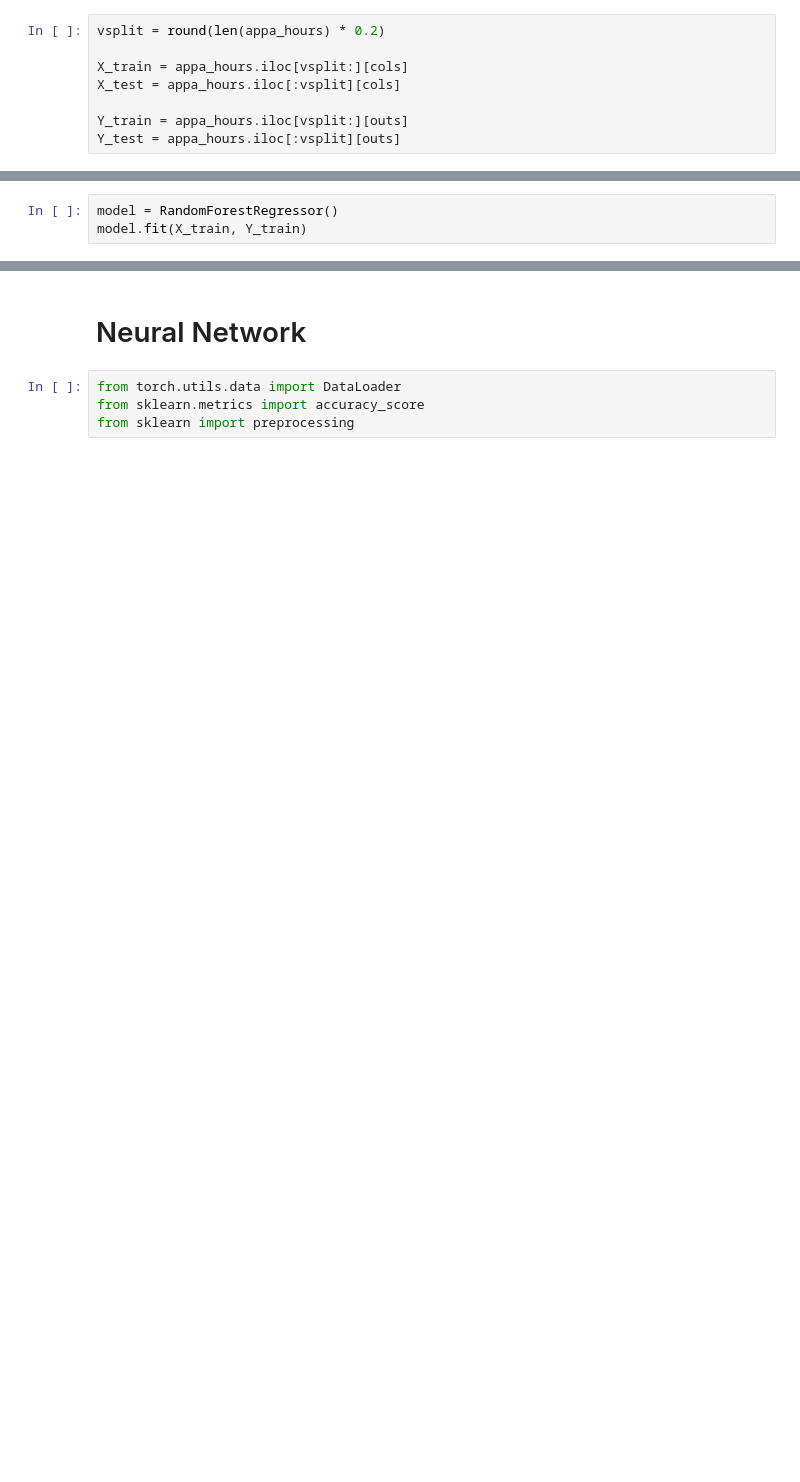
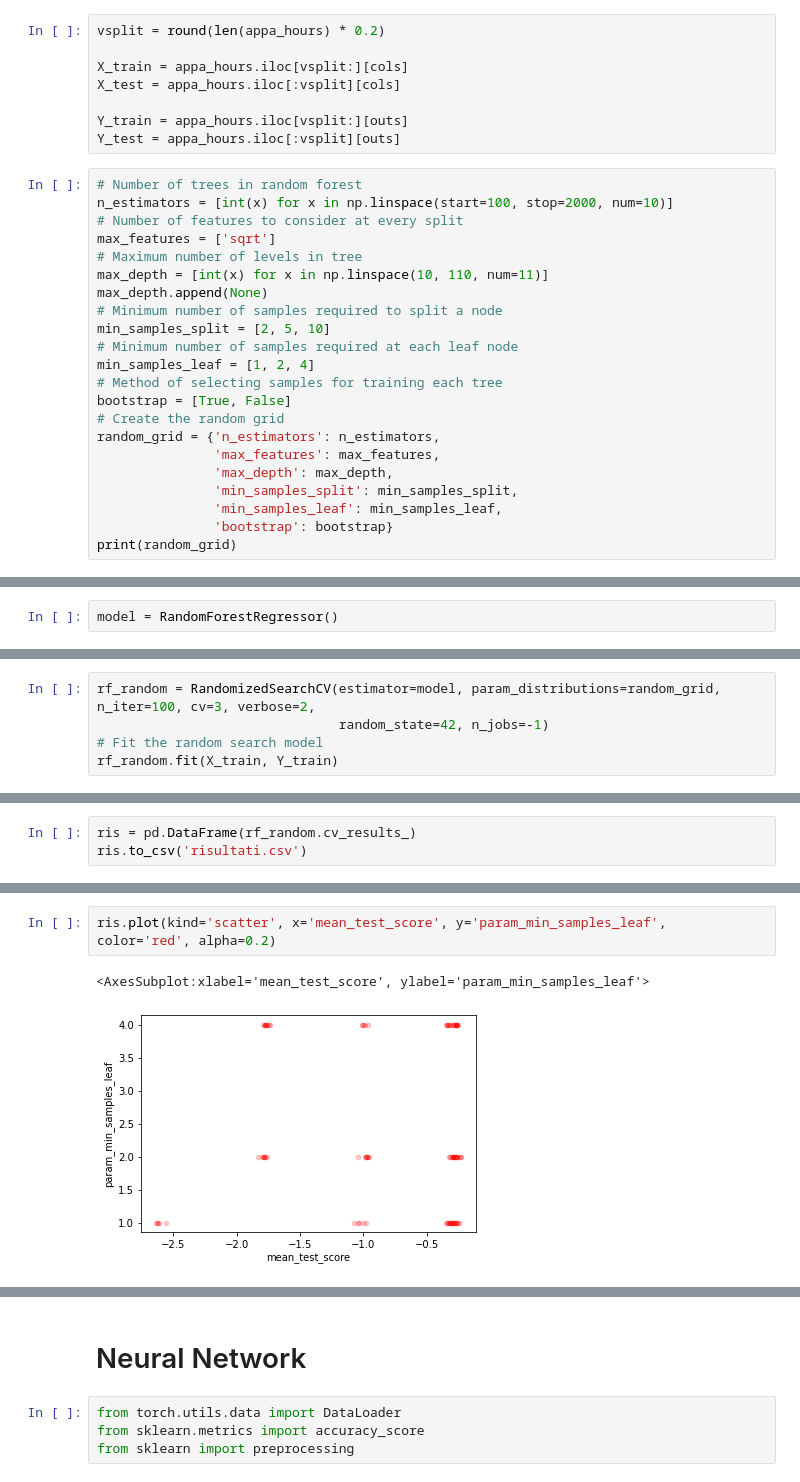
Before and after one commit to WebValley2022/DS2, a Jupyter notebook: training.ipynb, the cells around one changed output, grey strips where cells are left out. Saved outputs shown, nothing was run; the diff lists cells and outputs as text; blank space fills up the shorter version.

Commit message:
Added parms for training

```diff
--- a/training.ipynb
+++ b/training.ipynb
@@ -108,3 +111,25 @@ X_test = appa_hours.iloc[:vsplit][cols]
 
 Y_train = appa_hours.iloc[vsplit:][outs]
 Y_test = appa_hours.iloc[:vsplit][outs]
+# %%
+# Number of trees in random forest
+n_estimators = [int(x) for x in np.linspace(start=100, stop=2000, num=10)]
+# Number of features to consider at every split
+max_features = ['sqrt']
+# Maximum number of levels in tree
+max_depth = [int(x) for x in np.linspace(10, 110, num=11)]
+max_depth.append(None)
+# Minimum number of samples required to split a node
+min_samples_split = [2, 5, 10]
+# Minimum number of samples required at each leaf node
+min_samples_leaf = [1, 2, 4]
+# Method of selecting samples for training each tree
+bootstrap = [True, False]
+# Create the random grid
+random_grid = {'n_estimators': n_estimators,
+               'max_features': max_features,
+               'max_depth': max_depth,
+               'min_samples_split': min_samples_split,
+               'min_samples_leaf': min_samples_leaf,
+               'bootstrap': bootstrap}
+print(random_grid)
@@ -111,3 +166,2 @@ Y_test = appa_hours.iloc[:vsplit][outs]
 # %%
 model = RandomForestRegressor()
-model.fit(X_train, Y_train)
@@ -124,0 +168,5 @@ Median Error: 5.754361481481481
+# %%
+rf_random = RandomizedSearchCV(estimator=model, param_distributions=random_grid, n_iter=100, cv=3, verbose=2,
+                               random_state=42, n_jobs=-1)
+# Fit the random search model
+rf_random.fit(X_train, Y_train)
@@ -124,0 +198,3 @@ Median Error: 5.754361481481481
+# %%
+ris = pd.DataFrame(rf_random.cv_results_)
+ris.to_csv('risultati.csv')
@@ -124,0 +215,5 @@ Median Error: 5.754361481481481
+# %%
+ris.plot(kind='scatter', x='mean_test_score', y='param_min_samples_leaf', color='red', alpha=0.2)
+# %% [output]
+<AxesSubplot:xlabel='mean_test_score', ylabel='param_min_samples_leaf'>
+[figure, added]
```
Also changed, not shown: parts of 21 cells of this notebook.
